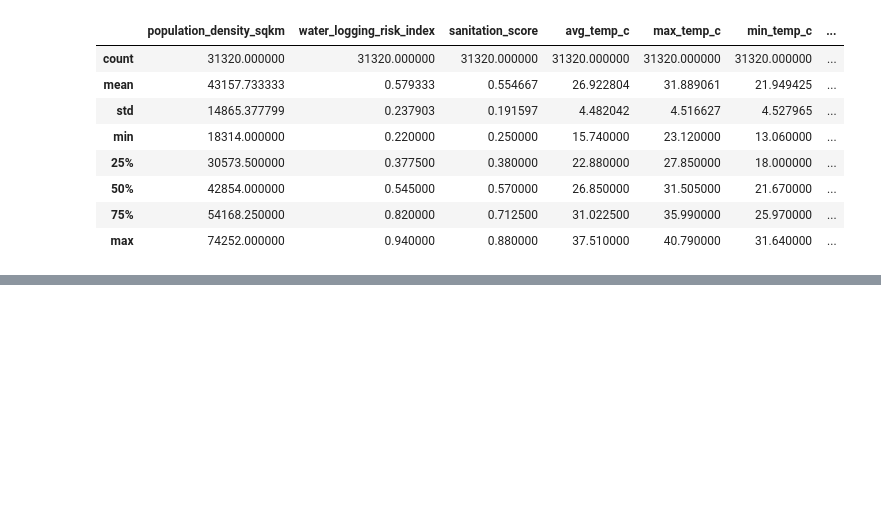
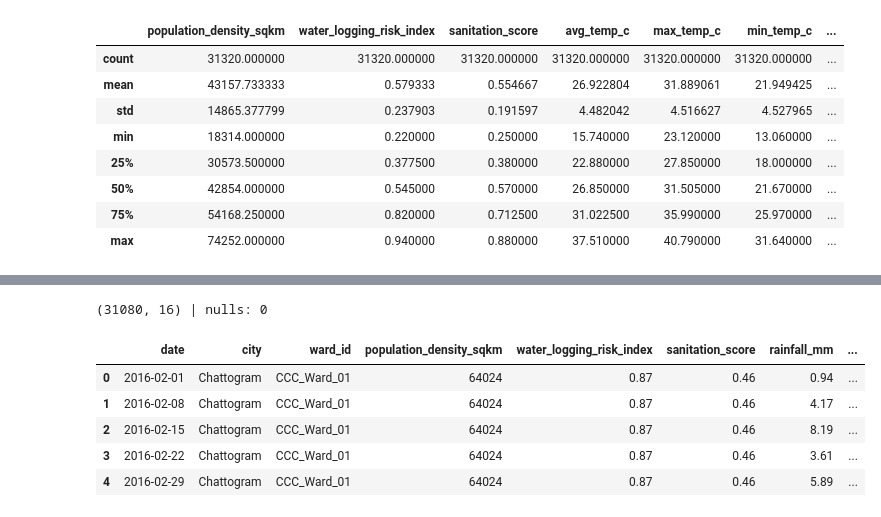
Before and after one commit to azambabar2002-cloud/hackathon1, a Jupyter notebook: Untitled0.ipynb, the cells around one changed output, grey strips where cells are left out. Saved outputs shown, nothing was run; the diff lists cells and outputs as text; code cells hidden in the pictures; blank space fills up the shorter version.

```diff
--- a/Untitled0.ipynb
+++ b/Untitled0.ipynb
@@ -111,3 +127,48 @@ import numpy as np
 import matplotlib.pyplot as plt
 import seaborn as sns
 import joblib
+# %%
+import pandas as pd
+
+# ---- 1. Load (upload the CSV to Colab first, or change the path) ----
+PATH = "hackathon_preli_dataset - bangladesh_dengue_large_dataset.csv"
+df = pd.read_csv(PATH, parse_dates=["date"])
+
+# ---- 2. Drop insignificant / redundant columns ----
+df = df.drop(columns=["max_temp_c", "min_temp_c"])
+
+# ---- 3. Sort and validate: weekly rows, no gaps, per ward ----
+df = df.drop_duplicates(["ward_id", "date"]).sort_values(["ward_id", "date"])
+gaps = df.groupby("ward_id")["date"].diff().dropna()
+assert (gaps == pd.Timedelta(days=7)).all(), "Dates are not strictly weekly per ward"
+
+# ---- 4. Lag features, computed separately per ward ----
+g = df.groupby("ward_id")
+lags = {f"rainfall_mm_lag{k}w": g["rainfall_mm"].shift(k) for k in range(1, 5)}
+lags["avg_temp_c_lag1w"] = g["avg_temp_c"].shift(1)
+lags["relative_humidity_pct_lag1w"] = g["relative_humidity_pct"].shift(1)
+df = pd.concat([df, pd.DataFrame(lags)], axis=1)
+
+# ---- 5. Drop the first 4 weeks of each ward (lags undefined) ----
+LAG_COLS = list(lags)
+df = df.dropna(subset=LAG_COLS).reset_index(drop=True)
+
+# ---- 6. Final column order ----
+STATIC = ["population_density_sqkm", "water_logging_risk_index", "sanitation_score"]
+CURRENT = ["rainfall_mm", "avg_temp_c", "relative_humidity_pct"]
+df = df[["date", "city", "ward_id"] + STATIC + CURRENT + LAG_COLS + ["dengue_cases"]]
+
+# Features safe to use for a forecast (nothing from the current week):
+FORECAST_FEATURES = LAG_COLS + STATIC
+
+print(df.shape, "| nulls:", df.isna().sum().sum())
+df.to_csv("processed_dengue.csv", index=False)
+df.head()
+# %% [output]
+(31080, 16) | nulls: 0
+|  | date | city | ward_id | population_density_sqkm | water_logging_risk_index | sanitation_score | rainfall_mm | ... |
+| 0 | 2016-02-01 | Chattogram | CCC_Ward_01 | 64024 | 0.87 | 0.46 | 0.94 | ... |
+| 1 | 2016-02-08 | Chattogram | CCC_Ward_01 | 64024 | 0.87 | 0.46 | 4.17 | ... |
+| 2 | 2016-02-15 | Chattogram | CCC_Ward_01 | 64024 | 0.87 | 0.46 | 8.19 | ... |
+| 3 | 2016-02-22 | Chattogram | CCC_Ward_01 | 64024 | 0.87 | 0.46 | 3.61 | ... |
+| 4 | 2016-02-29 | Chattogram | CCC_Ward_01 | 64024 | 0.87 | 0.46 | 5.89 | ... |
```
Also changed, not shown: parts of 1 cell of this notebook.
